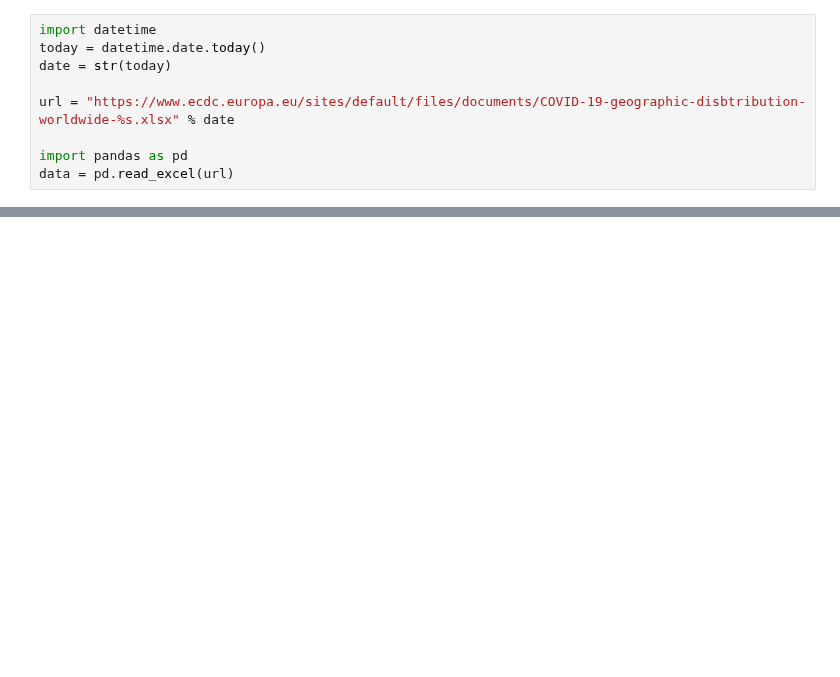
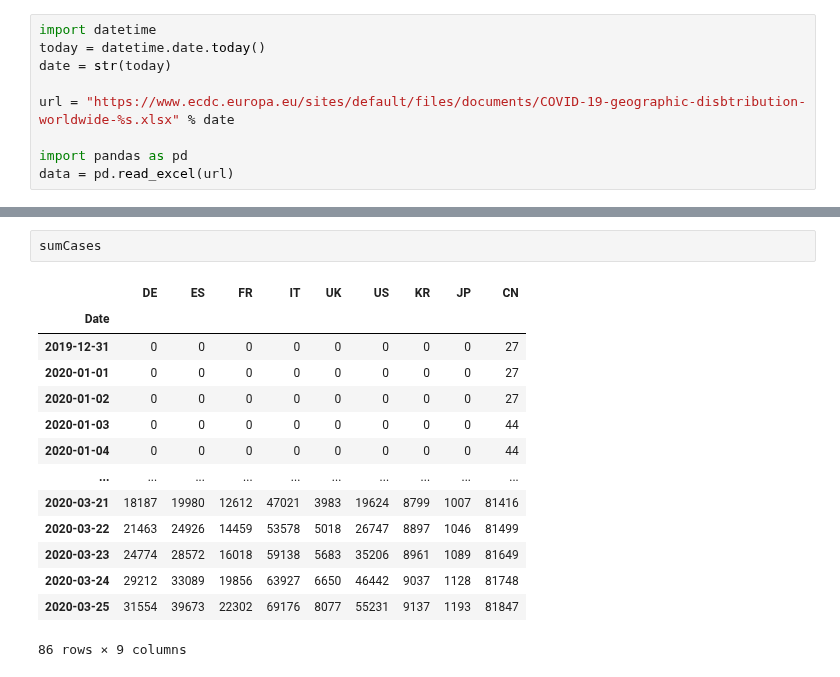
Before and after one commit to mpetersen/corona-analysis, a Jupyter notebook: jupyter/work/Corona.ipynb, the cells around one changed output, grey strips where cells are left out. Cells and saved outputs as stored; diff of their text form; blank space fills up the shorter version.

```diff
--- a/jupyter/work/Corona.ipynb
+++ b/jupyter/work/Corona.ipynb
@@ -37,0 +54,17 @@ sumCases.plot.line(logy=True, figsize=(20, 10), ylim=(100, None))
+# %%
+sumCases
+# %% [output]
+|  | DE | ES | FR | IT | UK | US | KR | JP | CN |
+| Date |  |  |  |  |  |  |  |  |  |
+| 2019-12-31 | 0 | 0 | 0 | 0 | 0 | 0 | 0 | 0 | 27 |
+| 2020-01-01 | 0 | 0 | 0 | 0 | 0 | 0 | 0 | 0 | 27 |
+| 2020-01-02 | 0 | 0 | 0 | 0 | 0 | 0 | 0 | 0 | 27 |
+| 2020-01-03 | 0 | 0 | 0 | 0 | 0 | 0 | 0 | 0 | 44 |
+| 2020-01-04 | 0 | 0 | 0 | 0 | 0 | 0 | 0 | 0 | 44 |
+| ... | ... | ... | ... | ... | ... | ... | ... | ... | ... |
+| 2020-03-21 | 18187 | 19980 | 12612 | 47021 | 3983 | 19624 | 8799 | 1007 | 81416 |
+| 2020-03-22 | 21463 | 24926 | 14459 | 53578 | 5018 | 26747 | 8897 | 1046 | 81499 |
+| 2020-03-23 | 24774 | 28572 | 16018 | 59138 | 5683 | 35206 | 8961 | 1089 | 81649 |
+| 2020-03-24 | 29212 | 33089 | 19856 | 63927 | 6650 | 46442 | 9037 | 1128 | 81748 |
+| 2020-03-25 | 31554 | 39673 | 22302 | 69176 | 8077 | 55231 | 9137 | 1193 | 81847 |
+86 rows × 9 columns
```
Also changed, not shown: parts of 3 cells of this notebook, 1 other file.
